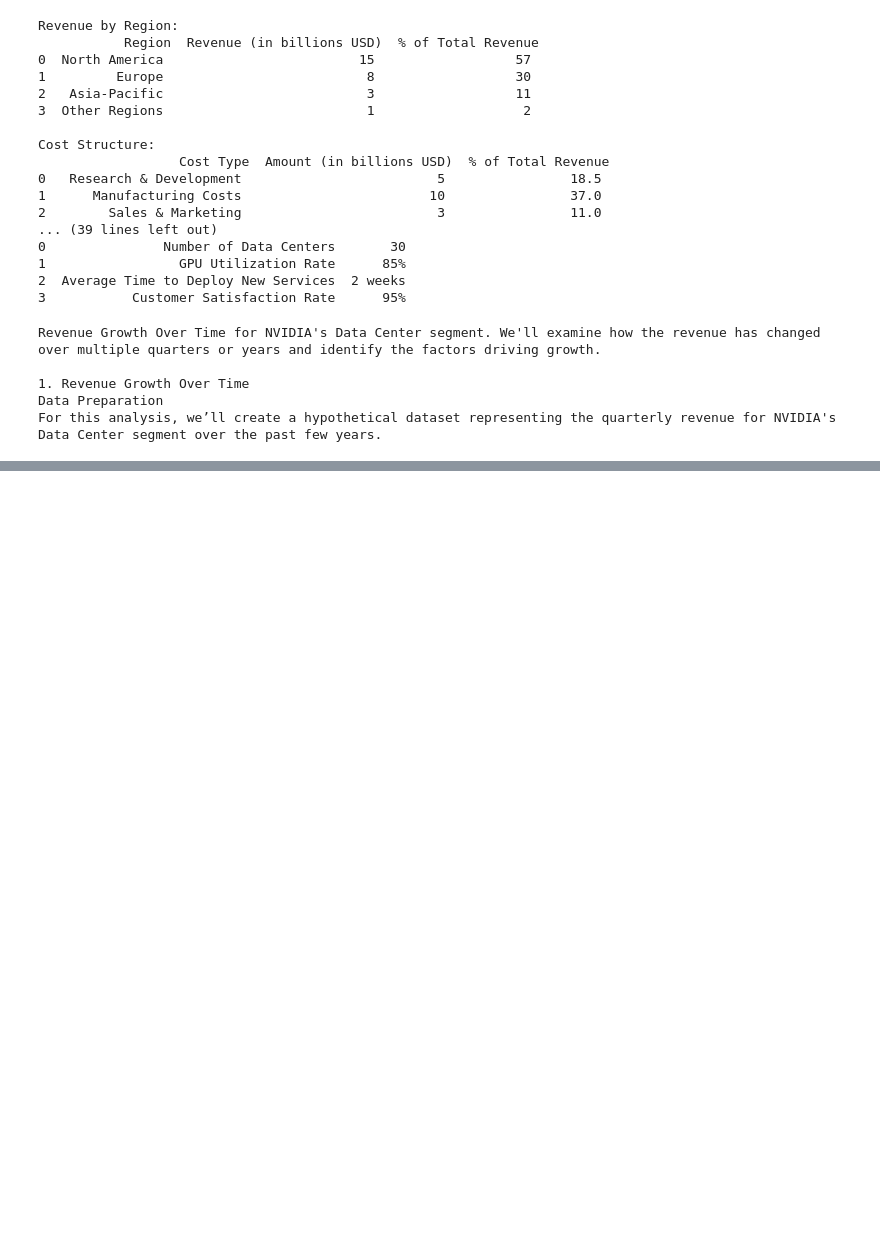
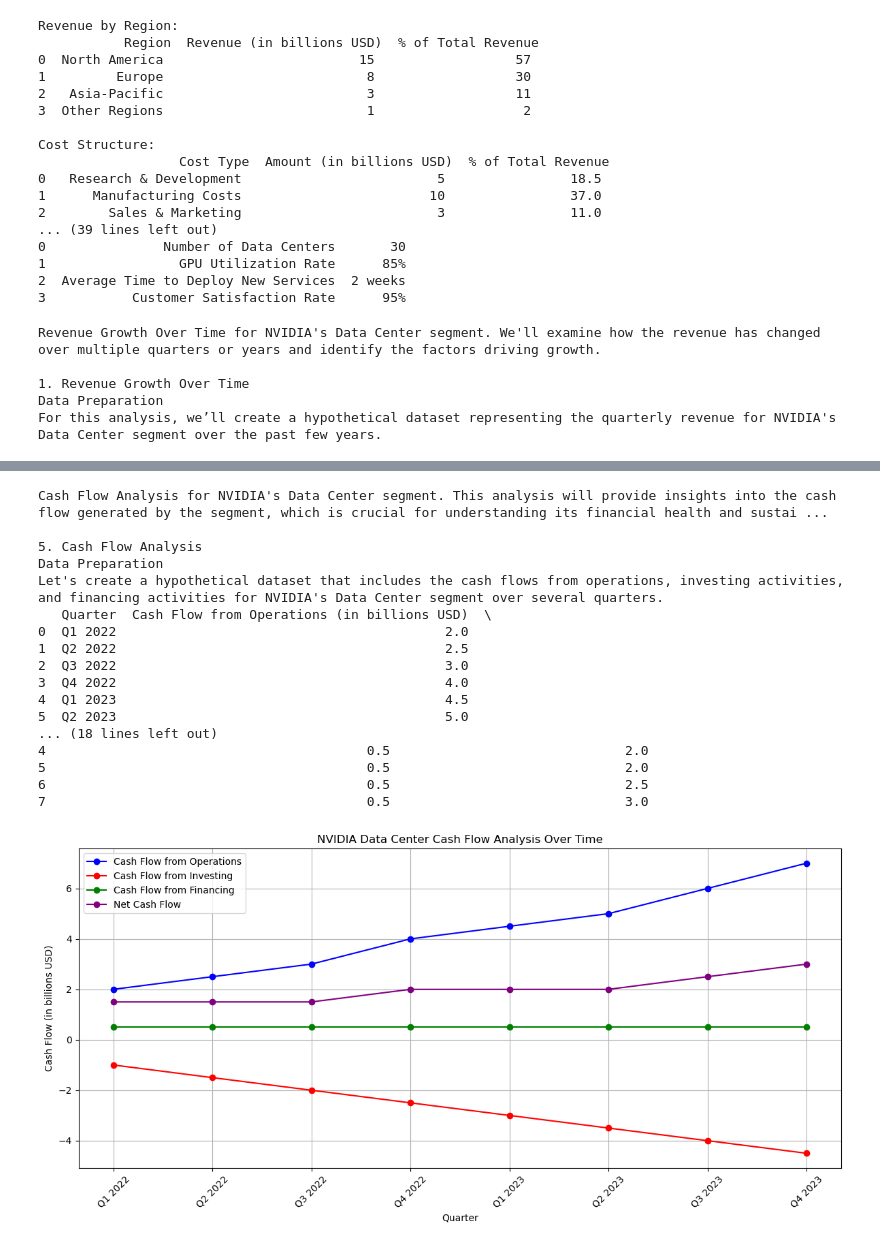
Before and after one commit to heythatwho/Data-Projects, a Jupyter notebook: Nvidia business Analysis.ipynb, the cells around one changed output, grey strips where cells are left out. Drawn from its saved outputs; the diff is of its cells as text; code cells hidden in the pictures; blank space fills up the shorter version.

```diff
--- a/Nvidia business Analysis.ipynb
+++ b/Nvidia business Analysis.ipynb
@@ -670,0 +887,79 @@ plt.show()
+# %%
+print("""Cash Flow Analysis for NVIDIA's Data Center segment. This analysis will provide insights into the cash flow generated by the segment, which is crucial for understanding its financial health and sustainability.
+
+5. Cash Flow Analysis
+Data Preparation
+Let's create a hypothetical dataset that includes the cash flows from operations, investing activities, and financing activities for NVIDIA's Data Center segment over several quarters.""")
+
+# Hypothetical cash flow data for NVIDIA's Data Center segment
+cash_flow_data = {
+    'Quarter': ['Q1 2022', 'Q2 2022', 'Q3 2022', 'Q4 2022',
+                'Q1 2023', 'Q2 2023', 'Q3 2023', 'Q4 2023'],
+    'Cash Flow from Operations (in billions USD)': [2, 2.5, 3, 4, 4.5, 5, 6, 7],
+    'Cash Flow from Investing (in billions USD)': [-1, -1.5, -2, -2.5, -3, -3.5, -4, -4.5],
+    'Cash Flow from Financing (in billions USD)': [0.5, 0.5, 0.5, 0.5, 0.5, 0.5, 0.5, 0.5],
+}
+
+# Create a DataFrame for cash flow data
+df_cash_flow = pd.DataFrame(cash_flow_data)
+
+# Calculate net cash flow
+df_cash_flow['Net Cash Flow (in billions USD)'] = (
+    df_cash_flow['Cash Flow from Operations (in billions USD)'] +
+    df_cash_flow['Cash Flow from Investing (in billions USD)'] +
+    df_cash_flow['Cash Flow from Financing (in billions USD)']
+)
+
+# Display the DataFrame
+print(df_cash_flow[['Quarter', 'Cash Flow from Operations (in billions USD)',
+                     'Cash Flow from Investing (in billions USD)',
+                     'Cash Flow from Financing (in billions USD)',
+                     'Net Cash Flow (in billions USD)']])
+
+
+# Plotting the cash flows over time
+plt.figure(figsize=(12, 6))
+plt.plot(df_cash_flow['Quarter'], df_cash_flow['Cash Flow from Operations (in billions USD)'], marker='o', label='Cash Flow from Operations', color='blue')
+plt.plot(df_cash_flow['Quarter'], df_cash_flow['Cash Flow from Investing (in billions USD)'], marker='o', label='Cash Flow from Investing', color='red')
+plt.plot(df_cash_flow['Quarter'], df_cash_flow['Cash Flow from Financing (in billions USD)'], marker='o', label='Cash Flow from Financing', color='green')
+plt.plot(df_cash_flow['Quarter'], df_cash_flow['Net Cash Flow (in billions USD)'], marker='o', label='Net Cash Flow', color='purple')
+
+plt.title('NVIDIA Data Center Cash Flow Analysis Over Time')
+plt.xlabel('Quarter')
+plt.ylabel('Cash Flow (in billions USD)')
+plt.legend()
+plt.grid()
+plt.xticks(rotation=45)
+plt.tight_layout()
+plt.show()
+
+print("""Analysis
+After running this code, you'll see a table displaying the hypothetical cash flow data and a line chart illustrating the cash flows from various activities as well as the net cash flow over time.
+
+Insights to Analyze
+Operating Cash Flow: Examine how cash flow from operations has changed and whether it covers the cash flow used for investing activities.
+Investing Activities: Analyze trends in cash outflows for investments. Are these investments likely to generate future revenue growth?
+Net Cash Flow: Assess whether net cash flow is positive over time, indicating that the segment generates enough cash to cover its operating costs and investments.
+Conclusion
+This analysis, along with the previous ones, provides a comprehensive view of NVIDIA's Data Center segment. It offers insights into revenue generation, cost management, profitability, market share, and cash flow, which are essential for strategic decision-making.
+
+""")
+# %% [output]
+Cash Flow Analysis for NVIDIA's Data Center segment. This analysis will provide insights into the cash flow generated by the segment, which is crucial for understanding its financial health and sustai ...
+
+5. Cash Flow Analysis
+Data Preparation
+Let's create a hypothetical dataset that includes the cash flows from operations, investing activities, and financing activities for NVIDIA's Data Center segment over several quarters.
+   Quarter  Cash Flow from Operations (in billions USD)  \
+0  Q1 2022                                          2.0
+1  Q2 2022                                          2.5
+2  Q3 2022                                          3.0
+3  Q4 2022                                          4.0
+4  Q1 2023                                          4.5
+5  Q2 2023                                          5.0
+... (18 lines left out)
+4                                         0.5                              2.0
+5                                         0.5                              2.0
+6                                         0.5                              2.5
+7                                         0.5                              3.0
+[figure, added]
```
Also changed, not shown: parts of 7 cells of this notebook.
